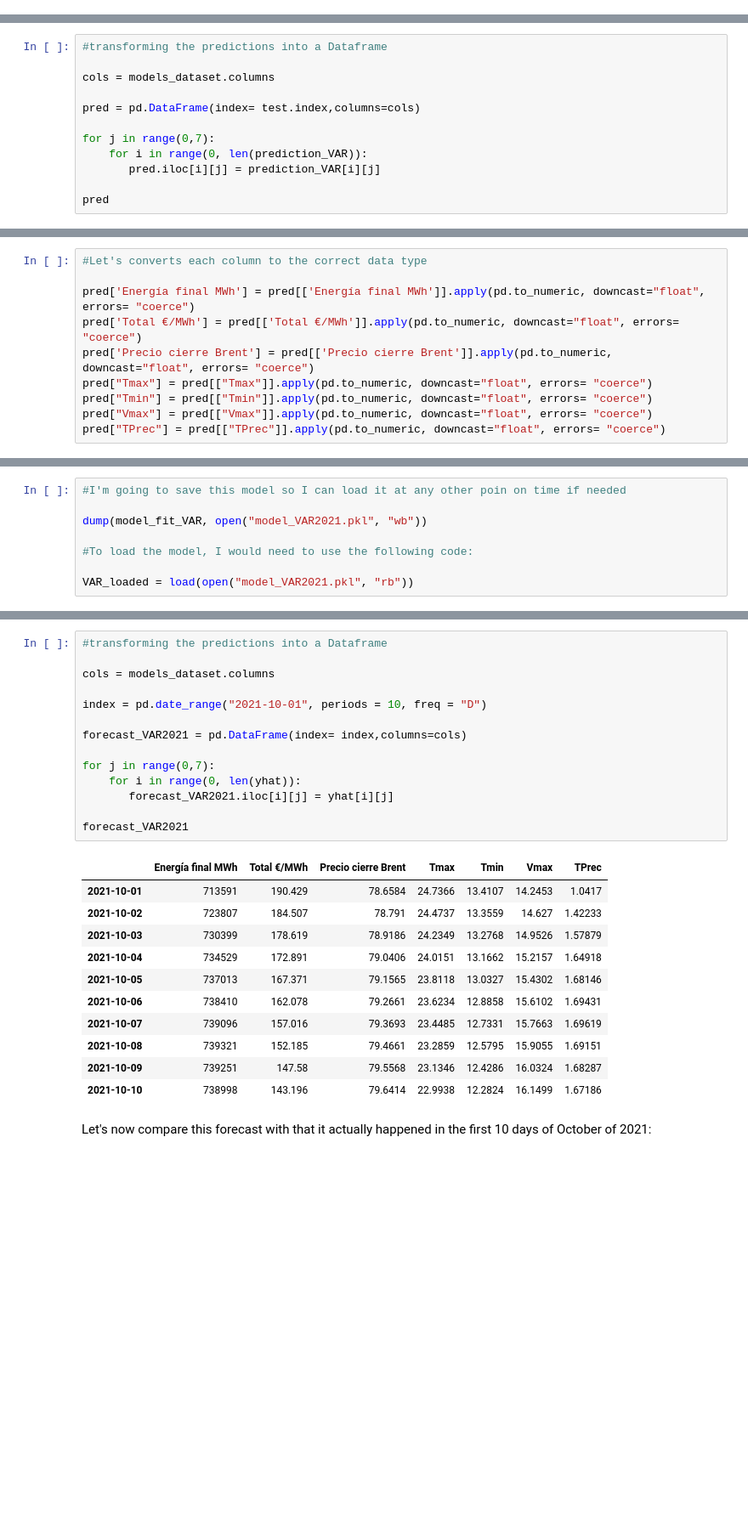
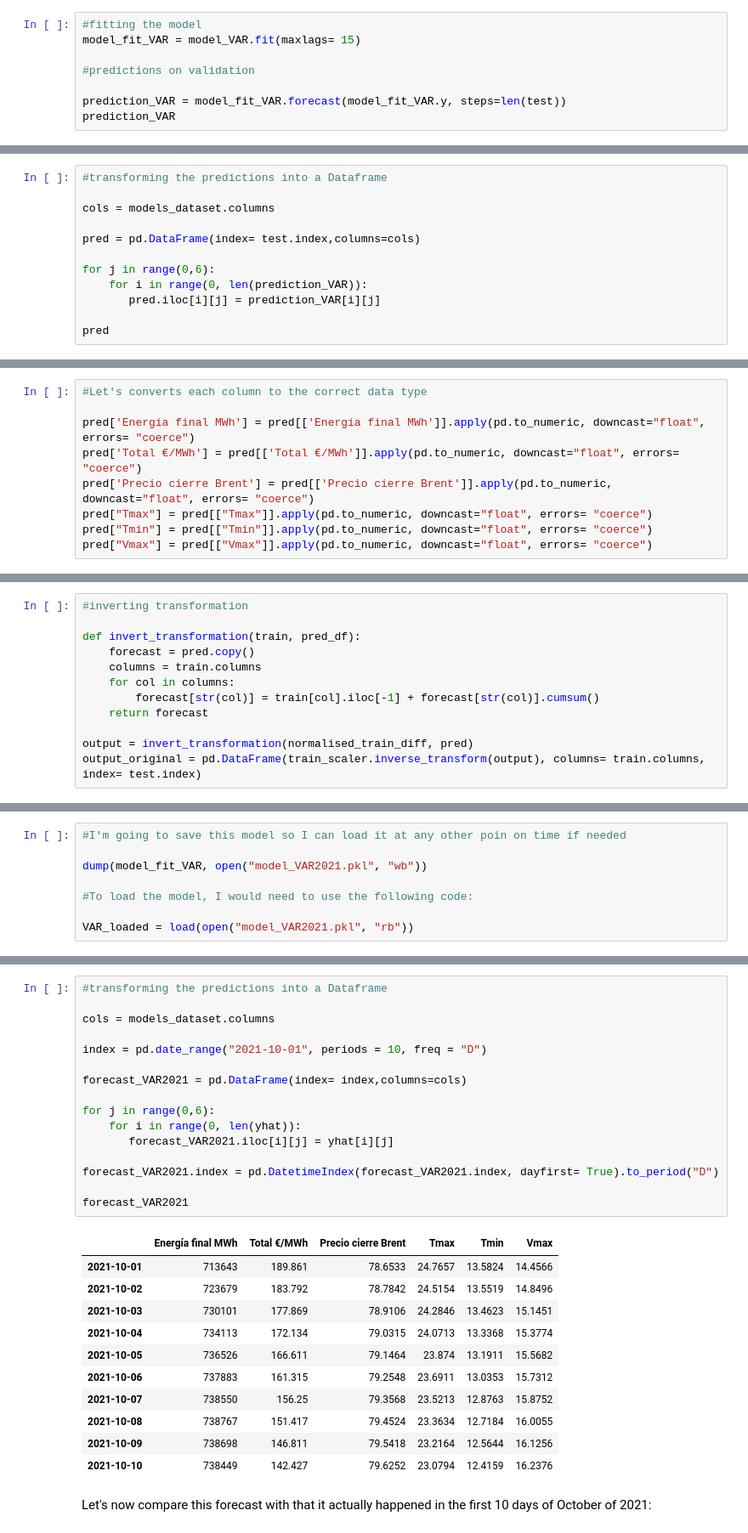
Before and after one commit to PaulaCervilla/Electricity-prices-predictions-in-Spain---Data-Science-TFM, a Jupyter notebook: TFM Precio electricidad - Modelling - 2013-2021.ipynb, the cells around one changed output, grey strips where cells are left out. Shown at 85% size. Drawn from its saved outputs; the diff is of its cells as text; blank space fills up the shorter version.

```diff
--- a/TFM Precio electricidad - Modelling - 2013-2021.ipynb
+++ b/TFM Precio electricidad - Modelling - 2013-2021.ipynb
@@ -1012,0 +1133,8 @@ array([[7.53848609e+05, 5.86071170e+01, 6.71319304e+01, ...,
+# %%
+#fitting the model
+model_fit_VAR = model_VAR.fit(maxlags= 15)
+
+#predictions on validation
+
+prediction_VAR = model_fit_VAR.forecast(model_fit_VAR.y, steps=len(test))
+prediction_VAR
@@ -1020,7 +1163,7 @@ cols = models_dataset.columns
 
 pred = pd.DataFrame(index= test.index,columns=cols)
 
-for j in range(0,7):
+for j in range(0,6):
     for i in range(0, len(prediction_VAR)):
        pred.iloc[i][j] = prediction_VAR[i][j]
 
@@ -1064,4 +1204,3 @@ pred['Precio cierre Brent'] = pred[['Precio cierre Brent']].apply(pd.to_numeric,
 pred["Tmax"] = pred[["Tmax"]].apply(pd.to_numeric, downcast="float", errors= "coerce")
 pred["Tmin"] = pred[["Tmin"]].apply(pd.to_numeric, downcast="float", errors= "coerce")
 pred["Vmax"] = pred[["Vmax"]].apply(pd.to_numeric, downcast="float", errors= "coerce")
-pred["TPrec"] = pred[["TPrec"]].apply(pd.to_numeric, downcast="float", errors= "coerce")
@@ -1078,0 +1211,12 @@ dtype: object
+# %%
+#inverting transformation
+
+def invert_transformation(train, pred_df):
+    forecast = pred.copy()
+    columns = train.columns
+    for col in columns:
+        forecast[str(col)] = train[col].iloc[-1] + forecast[str(col)].cumsum()
+    return forecast
+
+output = invert_transformation(normalised_train_diff, pred)
+output_original = pd.DataFrame(train_scaler.inverse_transform(output), columns= train.columns, index= test.index)
@@ -1168,29 +1375,31 @@ print(yhat)
 # %%
 #transforming the predictions into a Dataframe
 
 cols = models_dataset.columns
 
 index = pd.date_range("2021-10-01", periods = 10, freq = "D")
 
 forecast_VAR2021 = pd.DataFrame(index= index,columns=cols)
 
-for j in range(0,7):
+for j in range(0,6):
     for i in range(0, len(yhat)):
        forecast_VAR2021.iloc[i][j] = yhat[i][j]
 
+forecast_VAR2021.index = pd.DatetimeIndex(forecast_VAR2021.index, dayfirst= True).to_period("D")
+
 forecast_VAR2021
 # %% [output]
-|  | Energía final MWh | Total €/MWh | Precio cierre Brent | Tmax | Tmin | Vmax | TPrec |
-| 2021-10-01 | 713591 | 190.429 | 78.6584 | 24.7366 | 13.4107 | 14.2453 | 1.0417 |
-| 2021-10-02 | 723807 | 184.507 | 78.791 | 24.4737 | 13.3559 | 14.627 | 1.42233 |
-| 2021-10-03 | 730399 | 178.619 | 78.9186 | 24.2349 | 13.2768 | 14.9526 | 1.57879 |
-| 2021-10-04 | 734529 | 172.891 | 79.0406 | 24.0151 | 13.1662 | 15.2157 | 1.64918 |
-| 2021-10-05 | 737013 | 167.371 | 79.1565 | 23.8118 | 13.0327 | 15.4302 | 1.68146 |
-| 2021-10-06 | 738410 | 162.078 | 79.2661 | 23.6234 | 12.8858 | 15.6102 | 1.69431 |
-| 2021-10-07 | 739096 | 157.016 | 79.3693 | 23.4485 | 12.7331 | 15.7663 | 1.69619 |
-| 2021-10-08 | 739321 | 152.185 | 79.4661 | 23.2859 | 12.5795 | 15.9055 | 1.69151 |
-| 2021-10-09 | 739251 | 147.58 | 79.5568 | 23.1346 | 12.4286 | 16.0324 | 1.68287 |
-| 2021-10-10 | 738998 | 143.196 | 79.6414 | 22.9938 | 12.2824 | 16.1499 | 1.67186 |
+|  | Energía final MWh | Total €/MWh | Precio cierre Brent | Tmax | Tmin | Vmax |
+| 2021-10-01 | 713643 | 189.861 | 78.6533 | 24.7657 | 13.5824 | 14.4566 |
+| 2021-10-02 | 723679 | 183.792 | 78.7842 | 24.5154 | 13.5519 | 14.8496 |
+| 2021-10-03 | 730101 | 177.869 | 78.9106 | 24.2846 | 13.4623 | 15.1451 |
+| 2021-10-04 | 734113 | 172.134 | 79.0315 | 24.0713 | 13.3368 | 15.3774 |
+| 2021-10-05 | 736526 | 166.611 | 79.1464 | 23.874 | 13.1911 | 15.5682 |
+| 2021-10-06 | 737883 | 161.315 | 79.2548 | 23.6911 | 13.0353 | 15.7312 |
+| 2021-10-07 | 738550 | 156.25 | 79.3568 | 23.5213 | 12.8763 | 15.8752 |
+| 2021-10-08 | 738767 | 151.417 | 79.4524 | 23.3634 | 12.7184 | 16.0055 |
+| 2021-10-09 | 738698 | 146.811 | 79.5418 | 23.2164 | 12.5644 | 16.1256 |
+| 2021-10-10 | 738449 | 142.427 | 79.6252 | 23.0794 | 12.4159 | 16.2376 |
 # %% [markdown]
 Let's now compare this forecast with that it actually happened in the first 10 days of October of 2021:
 # %%
```
Also changed, not shown: parts of 61 cells of this notebook.
